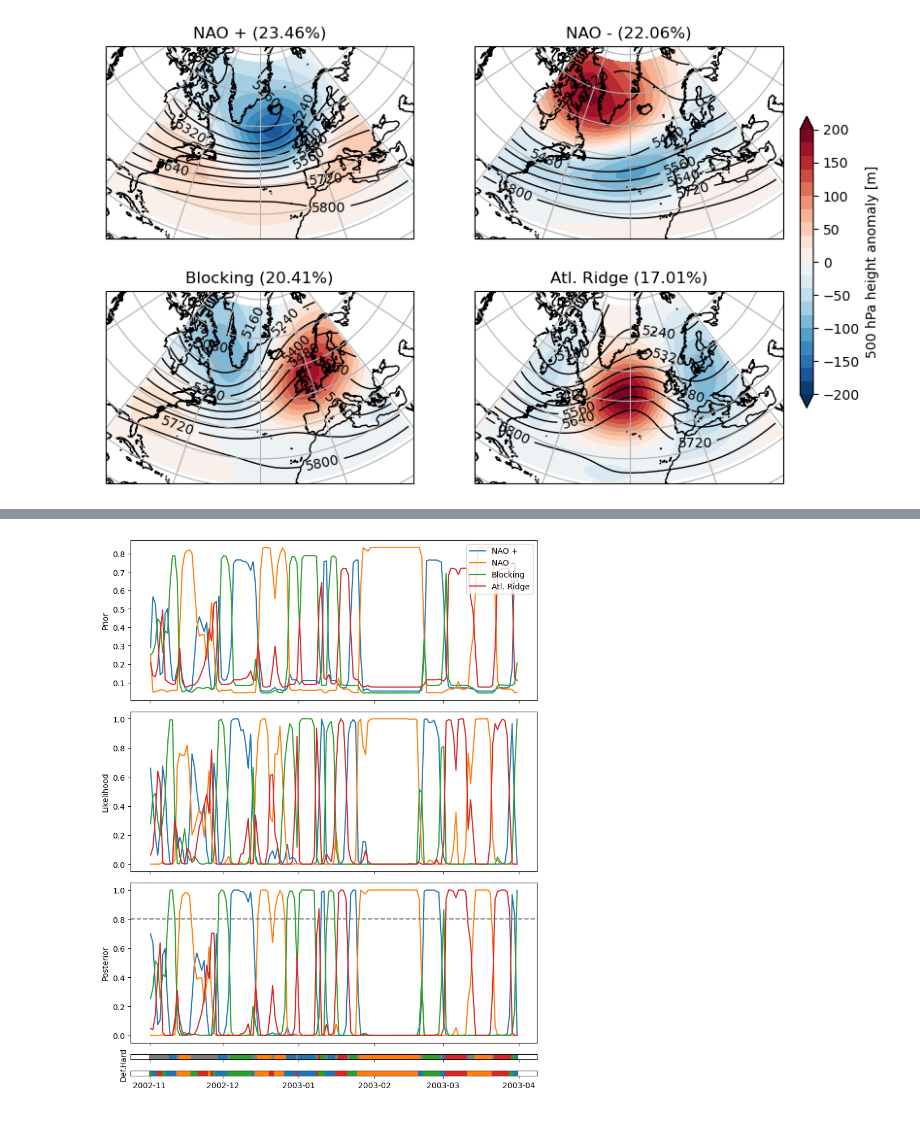
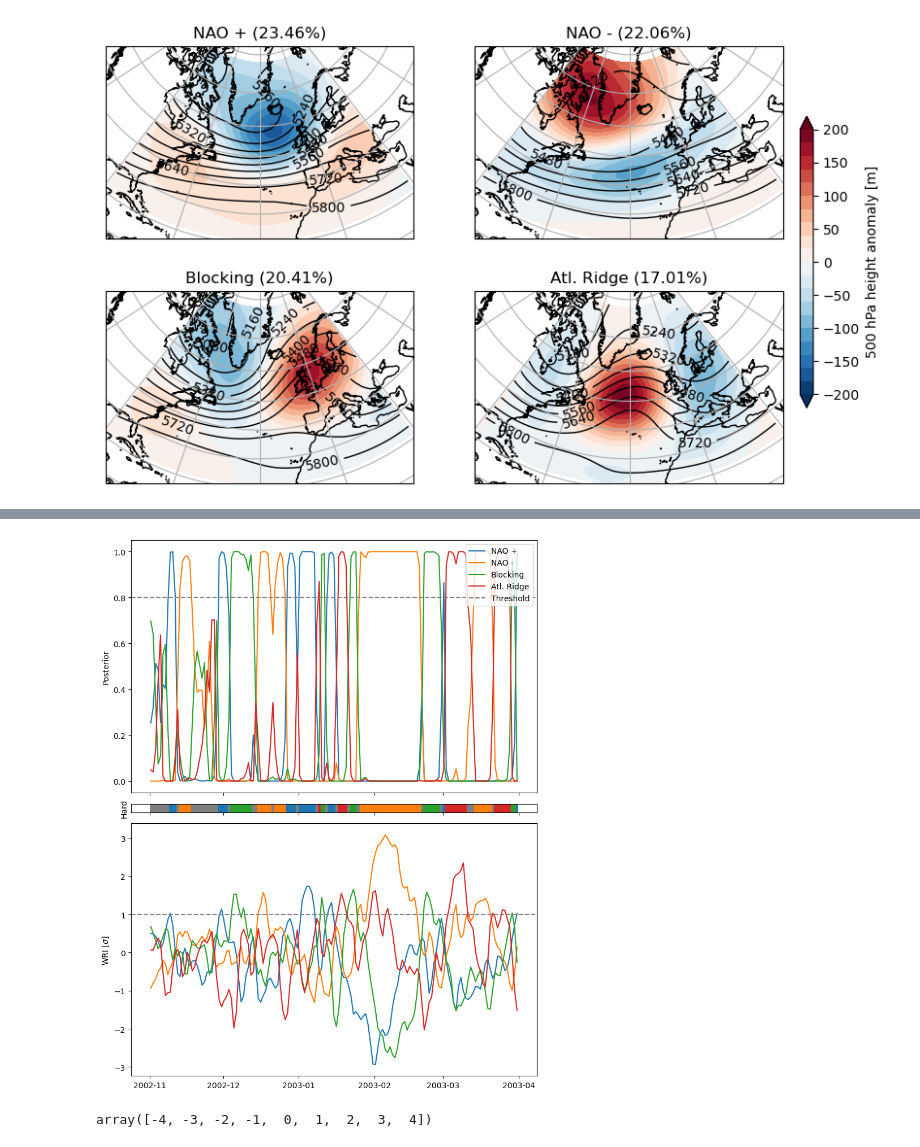
Before and after one commit to bramvanduinen/EnergyDroughtCooccurrence, a Jupyter notebook: src/01b_reorder_plot_clusters.ipynb, the cells around one changed output, grey strips where cells are left out. Saved outputs shown, nothing was run; the diff lists cells and outputs as text; code cells hidden in the pictures.

Commit message:
analysis WRI with events, implemented into clustering

```diff
--- a/src/01b_reorder_plot_clusters.ipynb
+++ b/src/01b_reorder_plot_clusters.ipynb
@@ -19,8 +19,14 @@ centroids_real_space_raw = xr.open_dataarray(os.path.join(PATH_CLUSTERS, VERSION
                                                       "centroids_unordered.nc"))
 lons = centroids_real_space_raw.lon.to_numpy()
 lats = centroids_real_space_raw.lat.to_numpy()
-df_cluster = pd.read_csv(os.path.join(PATH_CLUSTERS, VERSION, "df_clusters_full_unordered.csv"))
-df_cluster["time"] = pd.to_datetime(df_cluster["time"])
+df_cluster_raw = pd.read_csv(os.path.join(PATH_CLUSTERS, VERSION, "df_clusters_full_unordered.csv"))
+df_cluster_raw["time"] = pd.to_datetime(df_cluster_raw["time"])
+
+PATH_ED = "/usr/people/duinen/MSc-thesis/src/find_energydroughts/data/"
+filename = "netto_demand_el7_winter_LENTIS_2023_PD_1600_events.csv"
+df_ed = pd.read_csv(os.path.join(PATH_ED, filename))
+df_ed["start_time"] = pd.to_datetime(df_ed["start_time"])
+df_ed["end_time"] = pd.to_datetime(df_ed["end_time"])
 # %% [markdown]
 ### 2. Defining Functions
 # %%
@@ -164,14 +310,24 @@ plot_clusters(df_cluster, centroids_real_space_raw, z500_clim, lons, lats, order
 # %% [output]
 [figure]
 # %%
+def remap_lists(df, df_raw, column, mapping):
+    column_arr = np.array(df_raw[column].apply(ast.literal_eval).tolist(), dtype = float)
+    column_reshape = column_arr[:, list(mapping.values())[:4]]
+    df[column] = column_reshape.tolist()
+    return df
+
+
 CLUSTER_REMAPPING = {0: 2, 1: 1, 2: 0, 3: 3, 4: 4} # make sure to change after new clustering run!
-df_cluster['Bayes_cluster'] = df_cluster['Bayes_cluster'].map(CLUSTER_REMAPPING)
-df_cluster['Bayes_cluster_raw'] = df_cluster['Bayes_cluster_raw'].map(CLUSTER_REMAPPING)
-df_cluster['cluster_id'] = df_cluster['cluster_id'].map(CLUSTER_REMAPPING)
+df_cluster = df_cluster_raw[['time', 'run']].copy()
+df_cluster['Bayes_cluster'] = df_cluster_raw['Bayes_cluster'].map(CLUSTER_REMAPPING)
+df_cluster['Bayes_cluster_raw'] = df_cluster_raw['Bayes_cluster_raw'].map(CLUSTER_REMAPPING)
+df_cluster['raw_cluster_id'] = df_cluster_raw['cluster_id'].map(CLUSTER_REMAPPING)
+
+remap_lists(df_cluster, df_cluster_raw, "prior", CLUSTER_REMAPPING)
+remap_lists(df_cluster,  df_cluster_raw, "likelihood", CLUSTER_REMAPPING)
+remap_lists(df_cluster,  df_cluster_raw, "posterior", CLUSTER_REMAPPING)
+remap_lists(df_cluster,  df_cluster_raw, "wri", CLUSTER_REMAPPING)
 centroids_real_space = centroids_real_space_raw[list(CLUSTER_REMAPPING.values())[:4], :, :]
-
-df_cluster.to_csv(os.path.join(PATH_CLUSTERS, VERSION, "df_clusters_full_ordered.csv"))
-centroids_real_space.to_netcdf(os.path.join(PATH_CLUSTERS, VERSION, "centroids_ordered.nc"))
 # %%
 plot_clusters(df_cluster, centroids_real_space, z500_clim, lons, lats, ordered = True)
 # %% [output]
@@ -179,4 +359,4 @@ plot_clusters(df_cluster, centroids_real_space, z500_clim, lons, lats, ordered =
 # %%
-plot_bayes(df_cluster, 2003, 10)
+plot_bayes_small_nohist(df_cluster, df_ed, year = 2003, run = 10)
 # %% [output]
-[figure, old version]
+[figure, new version]
@@ -182,0 +365,4 @@ plot_bayes(df_cluster, 2003, 10)
+# %%
+np.arange(-4, 5)
+# %% [output]
+array([-4, -3, -2, -1,  0,  1,  2,  3,  4])
```
Also changed, not shown: parts of 13 cells of this notebook, 7 other files.
